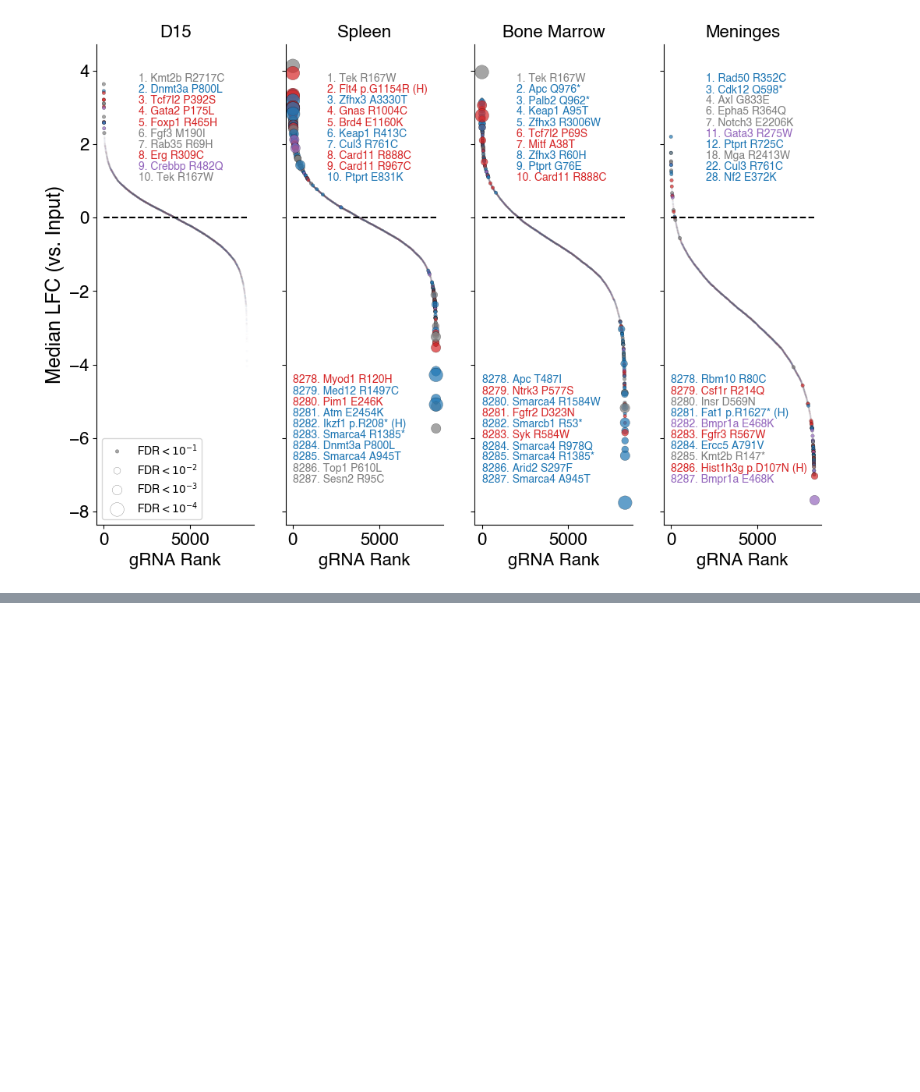
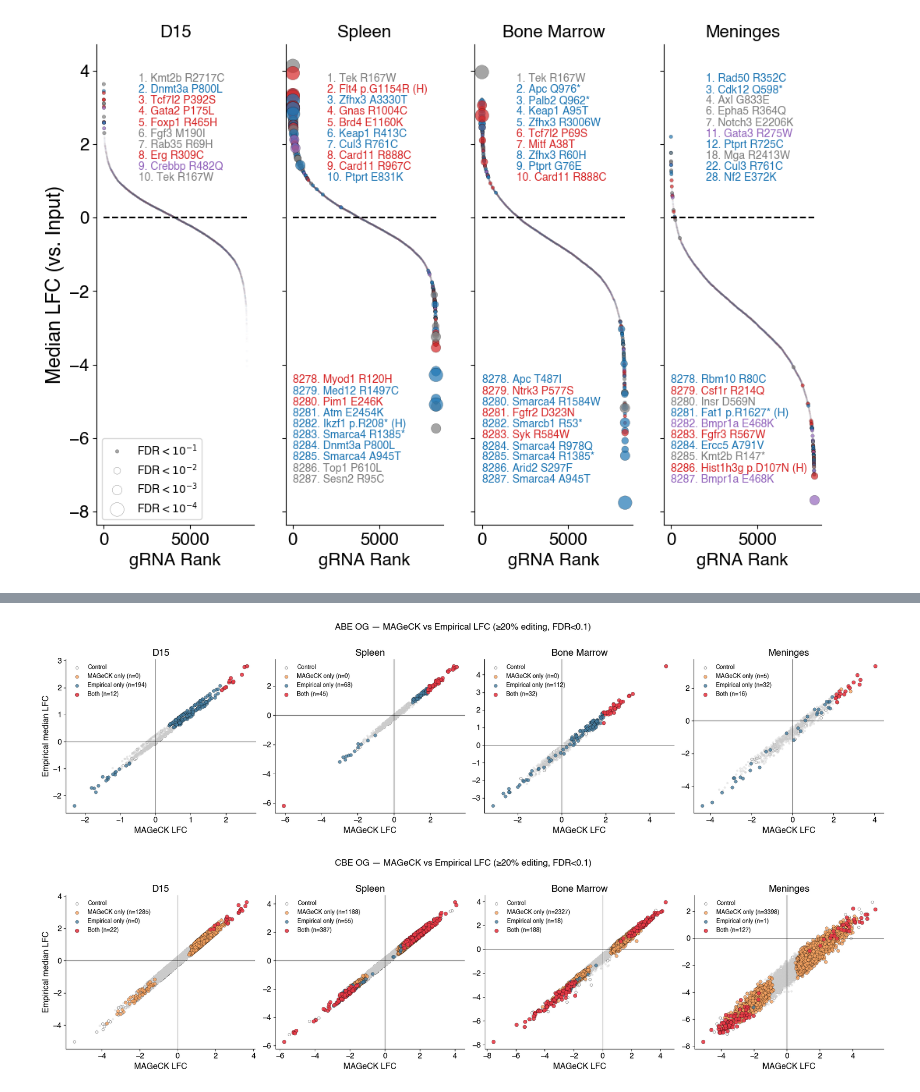
Before and after one commit to kexindon/B-ALL-in-vivo-base-editing, a Jupyter notebook: figure2.ipynb, the cells around one changed output, grey strips where cells are left out. Cells and saved outputs as stored; diff of their text form; code cells hidden in the pictures; blank space fills up the shorter version.

```diff
--- a/figure2.ipynb
+++ b/figure2.ipynb
@@ -771,0 +1048,73 @@ for cond, med, con in [
+# %%
+# ── MAGeCK vs Empirical LFC scatter — OG ABE & CBE ───────────────────────
+# x = MAGeCK LFC, y = Empirical median LFC
+# Color: both-hit / MAGeCK-only / Empirical-only / neither; controls = white outline
+
+FDR_cutoff       = 0.1
+min_edit         = 20
+min_input_counts = 2
+
+conditions_emp = ['d15', 'spleen', 'bm',        'men']
+conditions_mag = ['d15', 'spleen', 'bonemarrow', 'meninges']
+titles         = ['D15', 'Spleen', 'Bone Marrow', 'Meninges']
+
+for editor, df_emp, mag_dict in [('ABE', dfs['ABE_OG'], ABE_mageck), ('CBE', dfs['CBE_OG'], CBE_mageck)]:
+
+    targ_eligible = df_emp[
+        (df_emp['classification'] == 'targeting guide') &
+        (df_emp['target_base_edit_perc_d5'] >= min_edit) &
+        (df_emp['Input_median'] >= min_input_counts)
+    ]
+    ctrl = df_emp[df_emp['classification'] != 'targeting guide']
+
+    fig, axes = plt.subplots(1, 4, figsize=(20, 5))
+
+    for k, (emp_cond, mag_cond, title) in enumerate(zip(conditions_emp, conditions_mag, titles)):
+        ax = axes[k]
+        emp_fdr_col = f'FDR_{emp_cond}_fishers'
+        emp_lfc_col = f'LFC_median_{emp_cond}'
+
+        mag = mag_dict[mag_cond][['gRNA_id', 'LFC', 'FDR']].rename(
+            columns={'LFC': 'mag_LFC', 'FDR': 'mag_FDR'})
+        merged = pd.merge(
+            targ_eligible[['gRNA_id', emp_lfc_col, emp_fdr_col, 'gene_name_m_corrected', 'Role in Cancer']],
+            mag, on='gRNA_id', how='inner')
+
+        emp_hit = merged[emp_fdr_col] < FDR_cutoff
+        mag_hit = merged['mag_FDR']   < FDR_cutoff
+        both     = emp_hit & mag_hit
+        emp_only = emp_hit & ~mag_hit
+        mag_only = ~emp_hit & mag_hit
+        neither  = ~emp_hit & ~mag_hit
+
+        ctrl_mag = pd.merge(ctrl[['gRNA_id', emp_lfc_col]], mag, on='gRNA_id', how='inner')
+        ax.scatter(ctrl_mag['mag_LFC'], ctrl_mag[emp_lfc_col],
+                   facecolor='white', edgecolor='black', linewidth=2, s=40, alpha=0.6, zorder=1, label='Control')
+        ax.scatter(merged.loc[neither,  'mag_LFC'], merged.loc[neither,  emp_lfc_col],
+                   color='#cccccc', edgecolor='none', s=40, alpha=0.4, zorder=2)
+        ax.scatter(merged.loc[mag_only, 'mag_LFC'], merged.loc[mag_only, emp_lfc_col],
+                   color='#f4a261', edgecolor='none', linewidth=0.3, s=40, alpha=0.8, zorder=3,
+                   label=f'MAGeCK only (n={mag_only.sum()})')
+        ax.scatter(merged.loc[emp_only, 'mag_LFC'], merged.loc[emp_only, emp_lfc_col],
+                   color='#457b9d', edgecolor='none', linewidth=0.3, s=40, alpha=0.8, zorder=3,
+                   label=f'Empirical only (n={emp_only.sum()})')
+        ax.scatter(merged.loc[both,     'mag_LFC'], merged.loc[both,     emp_lfc_col],
+                   color='#e63946', edgecolor='none', linewidth=0.3, s=40, alpha=0.9, zorder=4,
+                   label=f'Both (n={both.sum()})')
+
+        ax.axhline(0, color='black', linewidth=0.5)
+        ax.axvline(0, color='black', linewidth=0.5)
+        ax.set_xlabel('MAGeCK LFC', fontsize=14)
+        ax.set_title(title, fontsize=16)
+        ax.spines[['top', 'right']].set_visible(False)
+        ax.tick_params(axis='both', which='major', labelsize=13)
+        if k == 0:
+            ax.set_ylabel('Empirical median LFC', fontsize=14)
+        ax.legend(fontsize=10, frameon=False, loc='upper left')
+
+    fig.suptitle(f'{editor} OG — MAGeCK vs Empirical LFC (≥20% editing, FDR<0.1)', fontsize=15, y=1.02)
+    fig.tight_layout()
+    plt.show()
+# %% [output]
+[figure, added]
+[figure, added]
```
Also changed, not shown: parts of 7 cells of this notebook, 22 other files.
